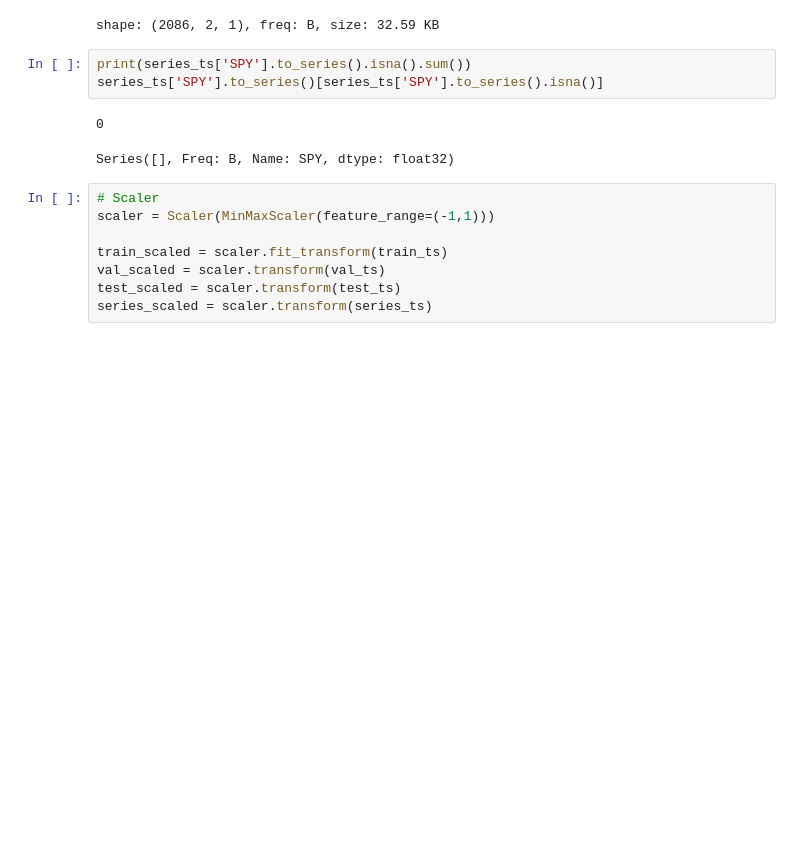
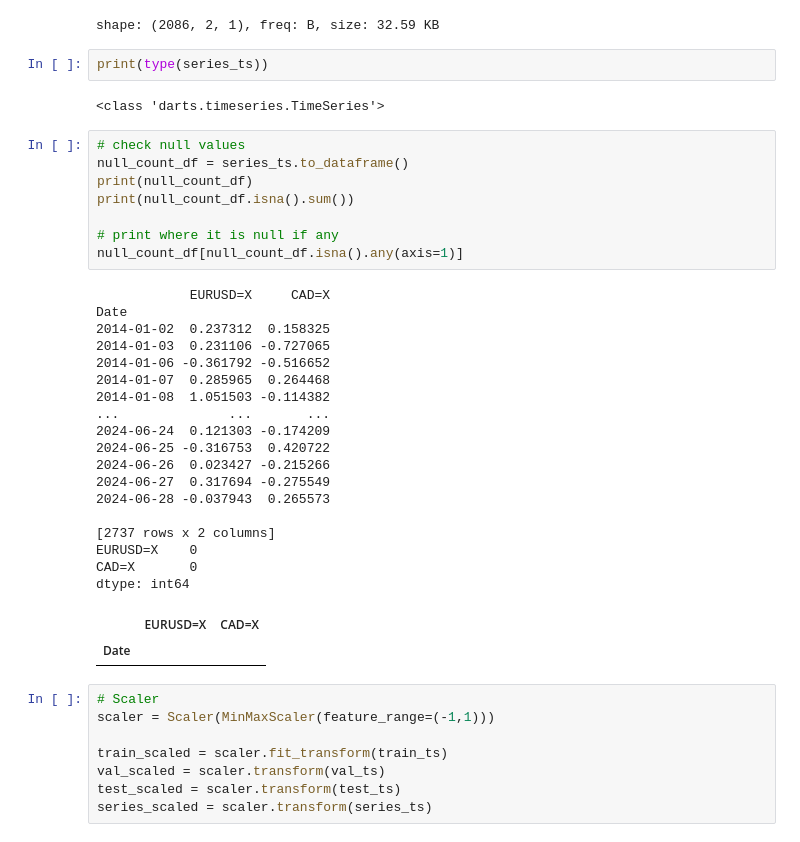
Before and after one commit to AnnastasiaStathakos/financial-time-series-forecasting, a Jupyter notebook: notebooks/03_nbeats_model.ipynb, the cells around one changed output. Drawn from its saved outputs; the diff is of its cells as text; blank space fills up the shorter version.

```diff
--- a/notebooks/03_nbeats_model.ipynb
+++ b/notebooks/03_nbeats_model.ipynb
@@ -146,12 +161,39 @@ train_ts
 | 2021-12-30 | -0.328901 | -0.276441 |
 | 2021-12-31 | -1.142940 | -0.252022 |
 shape: (2086, 2, 1), freq: B, size: 32.59 KB
-# %%
-print(series_ts['SPY'].to_series().isna().sum())
-series_ts['SPY'].to_series()[series_ts['SPY'].to_series().isna()]
-# %% [output]
-0
-Series([], Freq: B, Name: SPY, dtype: float32)
+# %%
+print(type(series_ts))
+# %% [output]
+<class 'darts.timeseries.TimeSeries'>
+# %%
+# check null values
+null_count_df = series_ts.to_dataframe()
+print(null_count_df)
+print(null_count_df.isna().sum())
+
+# print where it is null if any
+null_count_df[null_count_df.isna().any(axis=1)]
+# %% [output]
+            EURUSD=X     CAD=X
+Date
+2014-01-02  0.237312  0.158325
+2014-01-03  0.231106 -0.727065
+2014-01-06 -0.361792 -0.516652
+2014-01-07  0.285965  0.264468
+2014-01-08  1.051503 -0.114382
+...              ...       ...
+2024-06-24  0.121303 -0.174209
+2024-06-25 -0.316753  0.420722
+2024-06-26  0.023427 -0.215266
+2024-06-27  0.317694 -0.275549
+2024-06-28 -0.037943  0.265573
+
+[2737 rows x 2 columns]
+EURUSD=X    0
+CAD=X       0
+dtype: int64
+|  | EURUSD=X | CAD=X |
+| Date |  |  |
 # %%
 # Scaler
 scaler = Scaler(MinMaxScaler(feature_range=(-1,1)))
```
Also changed, not shown: parts of 16 cells of this notebook, 15 other files.
